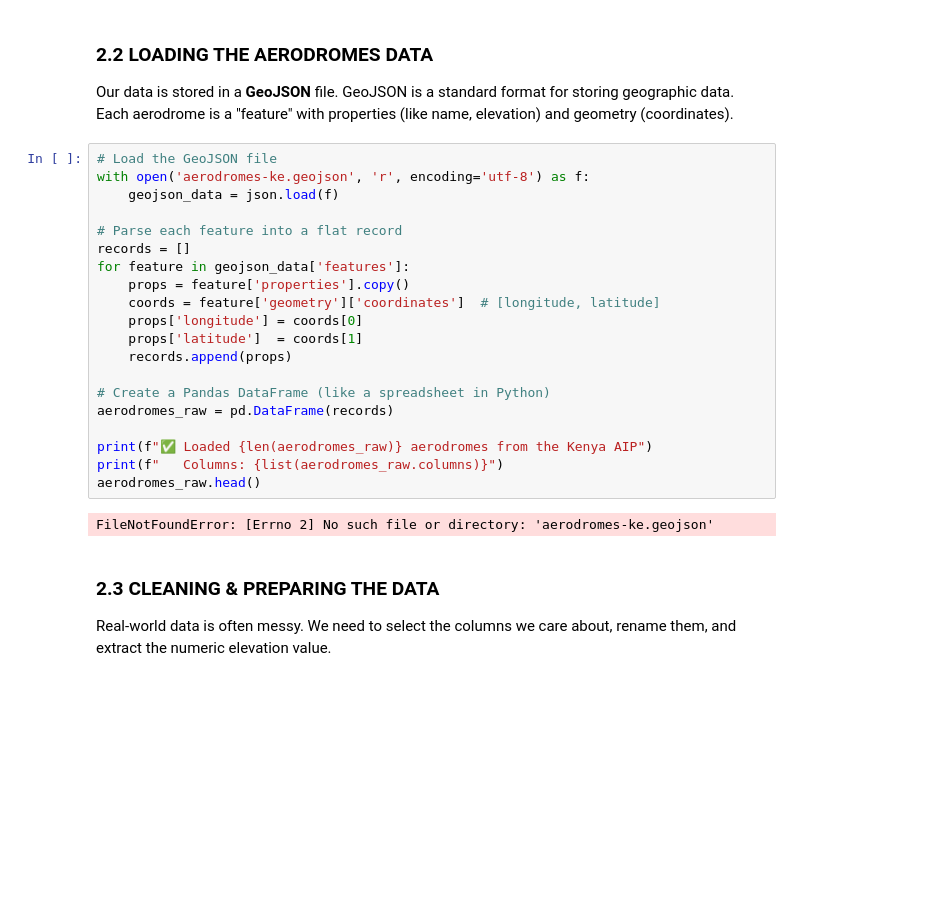
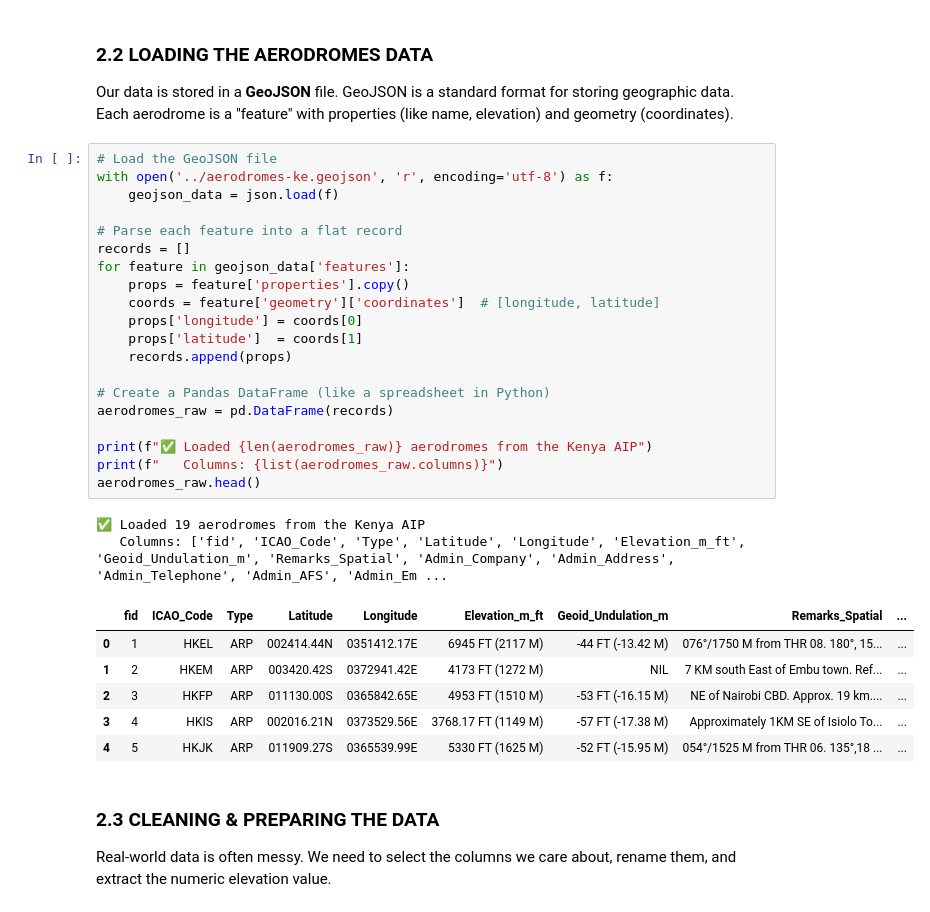
Before and after one commit to ForbSpace-Inc/bc01, a Jupyter notebook: session2/session2_python_takeoff.ipynb, the cells around one changed output. Cells and saved outputs as stored; diff of their text form; blank space fills up the shorter version.

```diff
--- a/session2/session2_python_takeoff.ipynb
+++ b/session2/session2_python_takeoff.ipynb
@@ -315,26 +395,33 @@ print(f"   NumPy version: {np.__version__}")
 Our data is stored in a **GeoJSON** file. GeoJSON is a standard format for storing geographic data. Each aerodrome is a "feature" with properties (like name, elevation) and geometry (coordinates).
 # %%
 # Load the GeoJSON file
-with open('aerodromes-ke.geojson', 'r', encoding='utf-8') as f:
+with open('../aerodromes-ke.geojson', 'r', encoding='utf-8') as f:
     geojson_data = json.load(f)
 
 # Parse each feature into a flat record
 records = []
 for feature in geojson_data['features']:
     props = feature['properties'].copy()
     coords = feature['geometry']['coordinates']  # [longitude, latitude]
     props['longitude'] = coords[0]
     props['latitude']  = coords[1]
     records.append(props)
 
 # Create a Pandas DataFrame (like a spreadsheet in Python)
 aerodromes_raw = pd.DataFrame(records)
 
 print(f"✅ Loaded {len(aerodromes_raw)} aerodromes from the Kenya AIP")
 print(f"   Columns: {list(aerodromes_raw.columns)}")
 aerodromes_raw.head()
 # %% [output]
-FileNotFoundError: [Errno 2] No such file or directory: 'aerodromes-ke.geojson'
+✅ Loaded 19 aerodromes from the Kenya AIP
+   Columns: ['fid', 'ICAO_Code', 'Type', 'Latitude', 'Longitude', 'Elevation_m_ft', 'Geoid_Undulation_m', 'Remarks_Spatial', 'Admin_Company', 'Admin_Address', 'Admin_Telephone', 'Admin_AFS', 'Admin_Em ...
+|  | fid | ICAO_Code | Type | Latitude | Longitude | Elevation_m_ft | Geoid_Undulation_m | Remarks_Spatial | ... |
+| 0 | 1 | HKEL | ARP | 002414.44N | 0351412.17E | 6945 FT (2117 M) | -44 FT (-13.42 M) | 076°/1750 M from THR 08. 180°, 15... | ... |
+| 1 | 2 | HKEM | ARP | 003420.42S | 0372941.42E | 4173 FT (1272 M) | NIL | 7 KM south East of Embu town. Ref... | ... |
+| 2 | 3 | HKFP | ARP | 011130.00S | 0365842.65E | 4953 FT (1510 M) | -53 FT (-16.15 M) | NE of Nairobi CBD. Approx. 19 km.... | ... |
+| 3 | 4 | HKIS | ARP | 002016.21N | 0373529.56E | 3768.17 FT (1149 M) | -57 FT (-17.38 M) | Approximately 1KM SE of Isiolo To... | ... |
+| 4 | 5 | HKJK | ARP | 011909.27S | 0365539.99E | 5330 FT (1625 M) | -52 FT (-15.95 M) | 054°/1525 M from THR 06. 135°,18 ... | ... |
 # %% [markdown]
 ### 2.3 CLEANING & PREPARING THE DATA
 Real-world data is often messy. We need to select the columns we care about, rename them, and extract the numeric elevation value.
```
Also changed, not shown: parts of 19 cells of this notebook.
